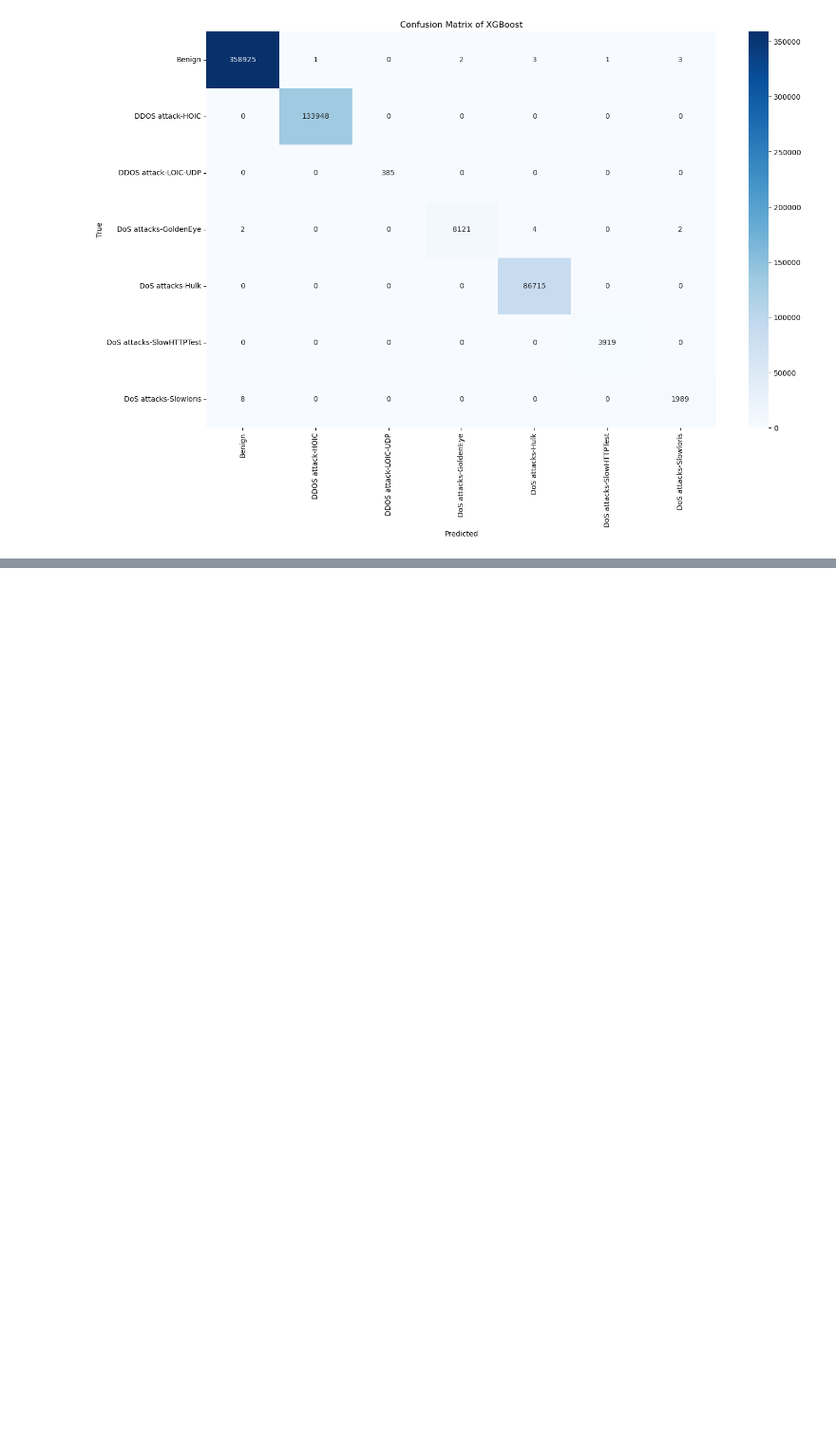
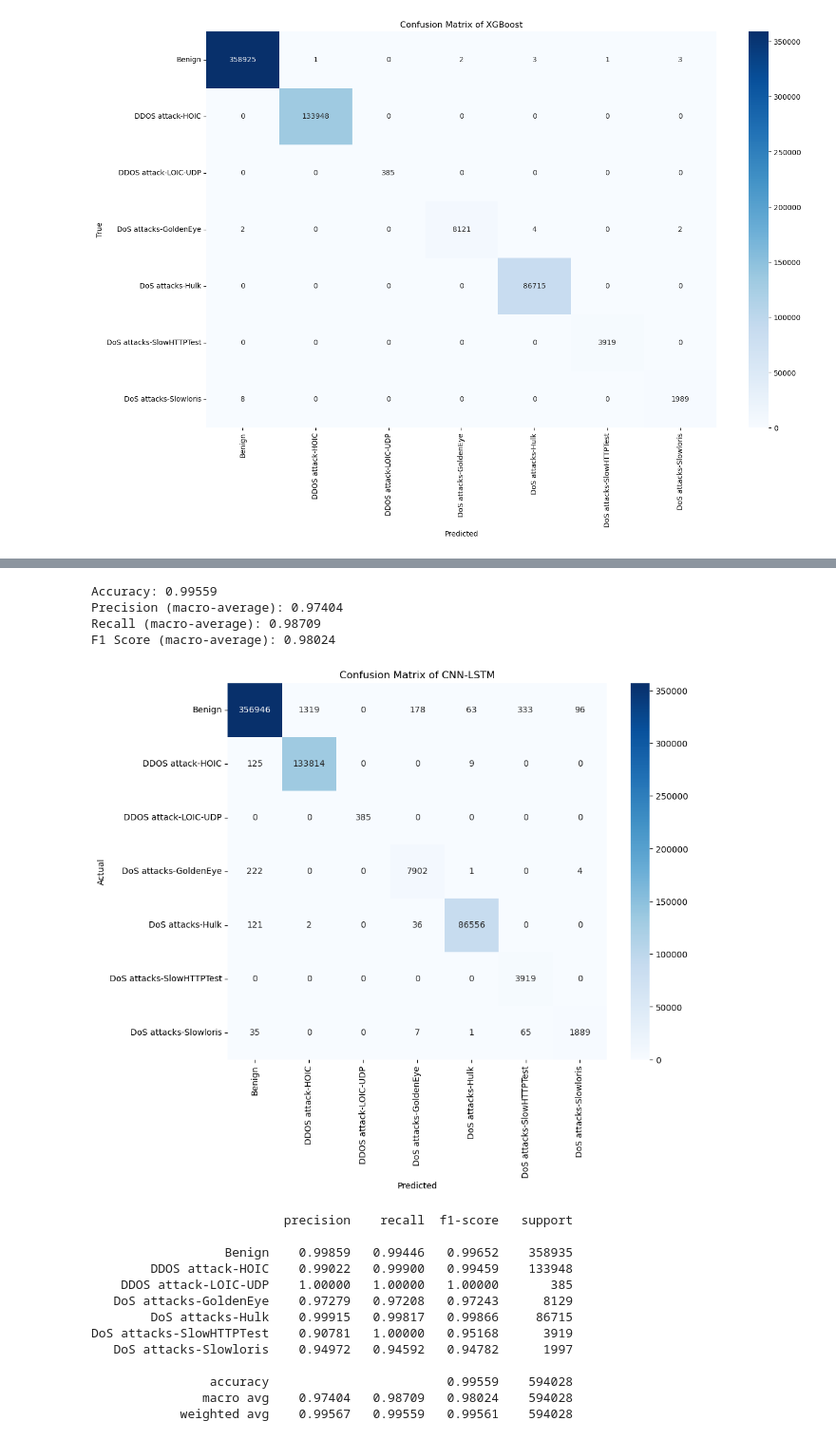
Before and after one commit to luisdavidgarcia/DDoS-Hybrid-Detection-System, a Jupyter notebook: notebooks/results_cicids2018.ipynb, the cells around one changed output, grey strips where cells are left out. Shown at 95% size. Drawn from its saved outputs; the diff is of its cells as text; code cells hidden in the pictures; blank space fills up the shorter version.

Commit message:
Improved CNN-LSTM results

```diff
--- a/notebooks/results_cicids2018.ipynb
+++ b/notebooks/results_cicids2018.ipynb
@@ -630,0 +739,21 @@ plt.show()
+# %%
+# Make predictions on the test data
+start_pred_time = time.time()
+y_pred = cnn_lstm_model.predict(x_test_reshaped)
+end_pred_time = time.time()
+pred_time = end_pred_time - start_pred_time
+print(f"Prediction time: {pred_time:.2f} seconds")
+
+# Convert predictions from probabilities to class labels (argmax to get the index of the max probability)
+y_pred_classes = np.argmax(y_pred, axis=1)
+
+# y_test is one-hot encoded, so you need to reverse that
+y_true_classes = np.argmax(y_test_reshaped, axis=1)
+
+# Decode the integer-encoded labels back to the original categorical labels using LabelEncoder
+y_pred_decoded = le.inverse_transform(y_pred_classes)
+y_test_decoded = le.inverse_transform(y_true_classes)
+
+# Print the decoded predictions and true labels
+print("Predicted Labels:", y_pred_decoded)
+print("True Labels:", y_test_decoded)
@@ -630,0 +767,55 @@ plt.show()
+# %%
+from sklearn.metrics import accuracy_score, precision_score, recall_score, f1_score
+
+# Calculate evaluation metrics
+accuracy = accuracy_score(y_test_decoded, y_pred_decoded)
+precision = precision_score(y_test_decoded, y_pred_decoded, average='macro', zero_division=1)
+recall = recall_score(y_test_decoded, y_pred_decoded, average='macro', zero_division=1)
+f1 = f1_score(y_test_decoded, y_pred_decoded, average='macro', zero_division=1)
+
+# Print the evaluation metrics
+print(f"Accuracy: {accuracy:.5f}")
+print(f"Precision (macro-average): {precision:.5f}")
+print(f"Recall (macro-average): {recall:.5f}")
+print(f"F1 Score (macro-average): {f1:.5f}")
+# %% [output]
+Accuracy: 0.99559
+Precision (macro-average): 0.97404
+Recall (macro-average): 0.98709
+F1 Score (macro-average): 0.98024
+# %%
+from sklearn.metrics import confusion_matrix, classification_report
+import seaborn as sns
+import matplotlib.pyplot as plt
+
+# Generate the confusion matrix
+conf_matrix = confusion_matrix(y_test_decoded, y_pred_decoded)
+
+# Define the number of classes (assuming le.classes_ gives the correct number of classes)
+num_classes = len(le.classes_)
+
+# Plot the confusion matrix
+plt.figure(figsize=(10, 8))
+sns.heatmap(conf_matrix, annot=True, fmt='d', cmap='Blues', xticklabels=le.classes_, yticklabels=le.classes_)
+plt.xlabel('Predicted')
+plt.ylabel('Actual')
+plt.title('Confusion Matrix of CNN-LSTM')
+plt.show()
+
+# Print the classification report
+print(classification_report(y_test_decoded, y_pred_decoded, digits=5))
+# %% [output]
+[figure, added]
+                          precision    recall  f1-score   support
+
+                  Benign    0.99859   0.99446   0.99652    358935
+        DDOS attack-HOIC    0.99022   0.99900   0.99459    133948
+    DDOS attack-LOIC-UDP    1.00000   1.00000   1.00000       385
+   DoS attacks-GoldenEye    0.97279   0.97208   0.97243      8129
+        DoS attacks-Hulk    0.99915   0.99817   0.99866     86715
+DoS attacks-SlowHTTPTest    0.90781   1.00000   0.95168      3919
+   DoS attacks-Slowloris    0.94972   0.94592   0.94782      1997
+
+                accuracy                        0.99559    594028
+               macro avg    0.97404   0.98709   0.98024    594028
+            weighted avg    0.99567   0.99559   0.99561    594028
```
Also changed, not shown: parts of 8 cells of this notebook, 3 other files.
